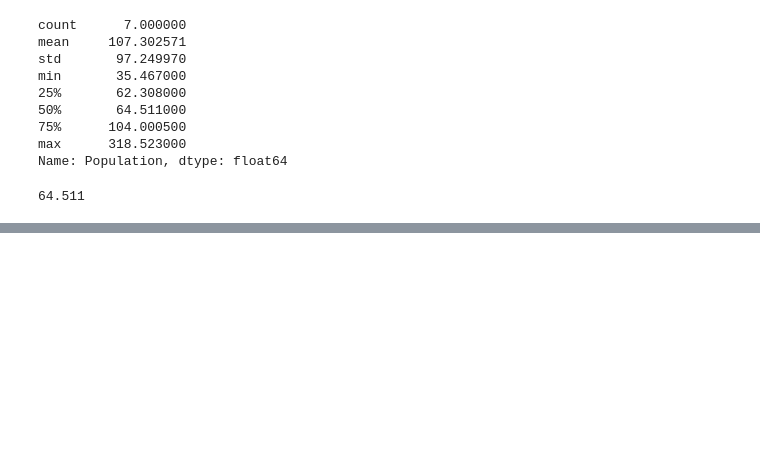
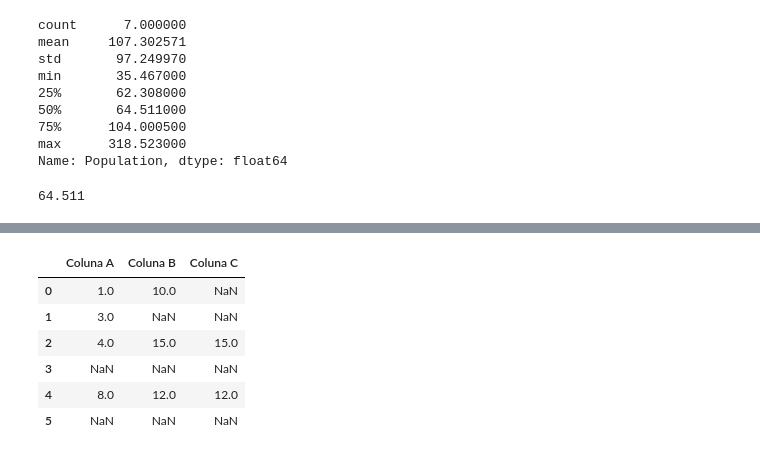
Before and after one commit to FranciniSantana/data-analysis-python-FreeCodeCamp, a Jupyter notebook: 2_Pandas__Data_Analysis_With_Python_freeCodeCamp.ipynb, the cells around one changed output, grey strips where cells are left out. Drawn from its saved outputs; the diff is of its cells as text; code cells hidden in the pictures; blank space fills up the shorter version.

```diff
--- a/2_Pandas__Data_Analysis_With_Python_freeCodeCamp.ipynb
+++ b/2_Pandas__Data_Analysis_With_Python_freeCodeCamp.ipynb
@@ -737,0 +740,10 @@ population.quantile()
+# %%
+from numpy.lib.type_check import nan_to_num
+# criando um dataFrame básicão só para conseguir aplicar as funções de data cleaning
+
+dfb = {'Coluna A':[1,3,4,np.nan,8],
+       'Coluna B':[10,np.nan,15,None,12],
+       'Coluna C':[np.nan,np.nan,15,np.nan,12]
+
+       }
+dfb
@@ -737,0 +754,2 @@ population.quantile()
+# %%
+tabela = pd.DataFrame(dfb)
@@ -737,0 +815,11 @@ population.quantile()
+# %%
+tabela.loc[5] = [np.nan,np.nan,np.nan] # pesquisei no google como adiacionar uma linha ao dataframe existente para poder aplicar o paramtro how
+tabela
+# %% [output]
+|  | Coluna A | Coluna B | Coluna C |
+| 0 | 1.0 | 10.0 | NaN |
+| 1 | 3.0 | NaN | NaN |
+| 2 | 4.0 | 15.0 | 15.0 |
+| 3 | NaN | NaN | NaN |
+| 4 | 8.0 | 12.0 | 12.0 |
+| 5 | NaN | NaN | NaN |
```
Also changed, not shown: parts of 13 cells of this notebook.
